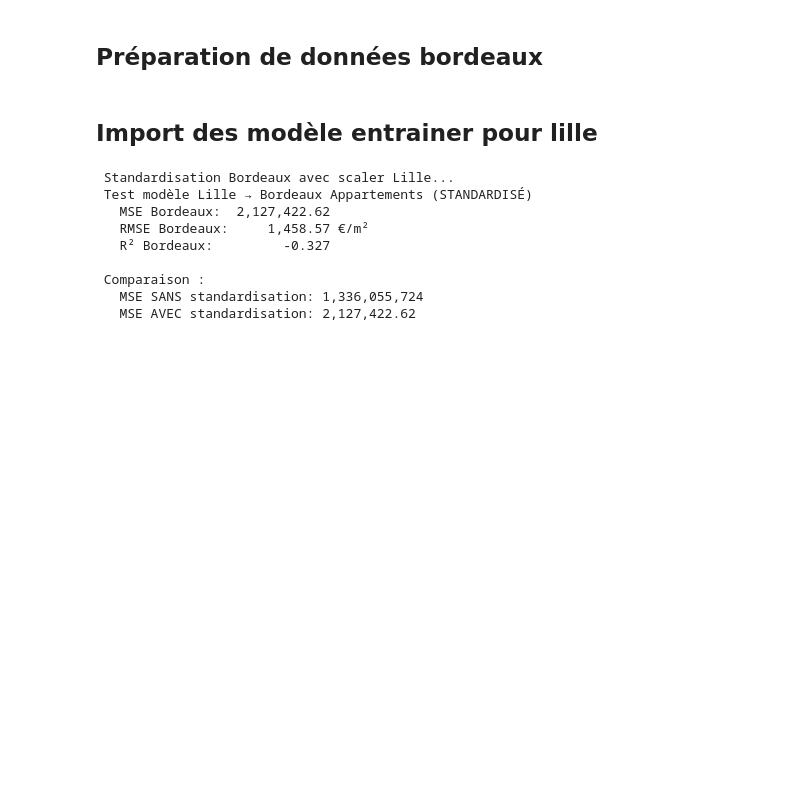
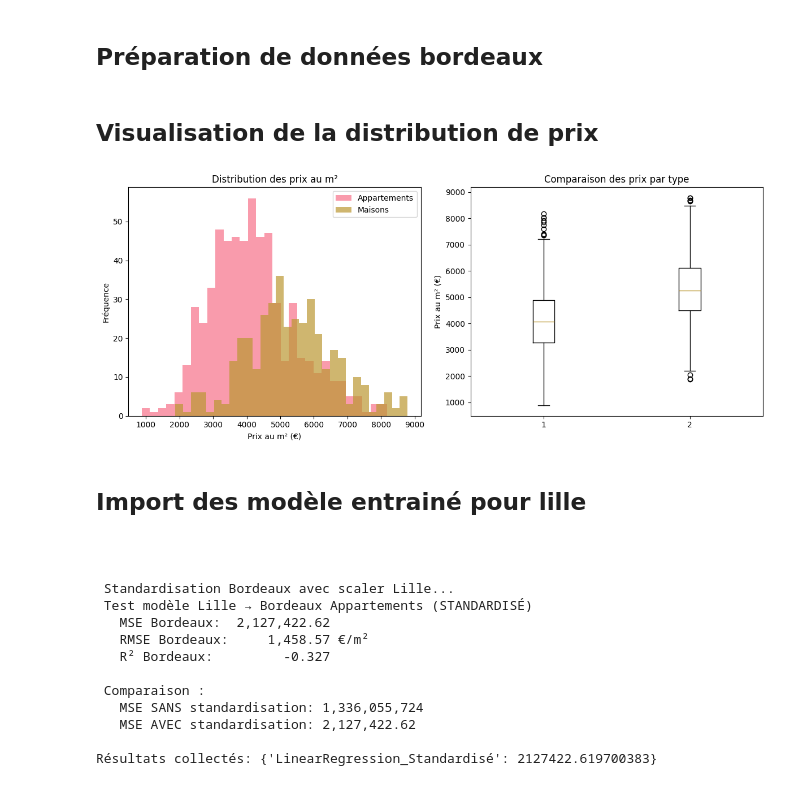
Before and after one commit to bafodej/immo_price_api, a Jupyter notebook: notebooks/modeling_bordeaux.ipynb, the cells around one changed output. Drawn from its saved outputs; the diff is of its cells as text; code cells hidden in the pictures; blank space fills up the shorter version.

```diff
--- a/notebooks/modeling_bordeaux.ipynb
+++ b/notebooks/modeling_bordeaux.ipynb
@@ -22,7 +22,7 @@ def load_and_explore_data():
     """ Charger les données de Bordeaux"""
     print(" Chargement des données de Bordeaux...")
 
-    df = pd.read_csv("data/bordeaux_2022.csv")
+    df = pd.read_csv("../data/bordeaux_2022.csv")
     print(f" Données chargées : {len(df)} transactions")
 
     # Explorer les colonnes disponibles
@@ -43,4 +43,4 @@ def load_and_explore_data():
     return df
 
 # Appel de  la fonction pour charger et explorer les données
-df = load_and_explore_data()
+df_bdx = load_and_explore_data()
@@ -72,12 +64,5 @@ df_bordeaux_4p = filter_4_pieces_data(df)
 # %%
 from sklearn.model_selection import train_test_split
-
-#Créer les variables
-appartements = df_bordeaux_4p[df_bordeaux_4p['Type local'] == 'Appartement'].copy()
-maisons = df_bordeaux_4p[df_bordeaux_4p['Type local'] == 'Maison'].copy()
-
-print(f" Appartements 4 pièces : {len(appartements)}")
-print(f" Maisons 4 pièces : {len(maisons)}")
 
 #   Définir la fonction de nettoyage
 def select_features_and_clean(df, dataset_name):
@@ -130,8 +115,8 @@ def select_features_and_clean(df, dataset_name):
         upper_bound = Q3 + 1.5 * IQR
 
         print(f" Détection outliers prix_m2 :")
-        print(f"   Q1: {Q1:.2f}, Q3: {Q3:.2f}")
-        print(f"   Limites: [{lower_bound:.2f}, {upper_bound:.2f}]")
+        print(f" Q1: {Q1:.2f}, Q3: {Q3:.2f}")
+        print(f" Limites: [{lower_bound:.2f}, {upper_bound:.2f}]")
 
         # Filtrer les outliers
         mask = (df_clean['prix_m2'] >= lower_bound) & (df_clean['prix_m2'] <= upper_bound)
@@ -159,7 +144,7 @@ def select_features_and_clean(df, dataset_name):
 
 # Appeler la fonction
 print("\n=== NETTOYAGE APPARTEMENTS ===")
-X_bordeaux_apt, y_bordeaux_apt, df_apt_clean = select_features_and_clean(appartements, "APPARTEMENTS")
+x_bdx_apt, y_bdx_apt, df_apt_clean = select_features_and_clean(appartements, "APPARTEMENTS")
 
 print("\n=== NETTOYAGE MAISONS ===")
-X_bordeaux_maisons, y_bordeaux_maisons, df_maisons_clean = select_features_and_clean(maisons, "MAISONS")
+x_bdx_maisons, y_bdx_maisons, df_maisons_clean = select_features_and_clean(maisons, "MAISONS")
@@ -167,38 +170,42 @@ X_bordeaux_maisons, y_bordeaux_maisons, df_maisons_clean = select_features_and_c
 ## Préparation de données bordeaux
 # %%
 print("\n" + "=" * 60)
-print("🧹 PRÉPARATION DES DONNÉES BORDEAUX")
+print(" PRÉPARATION DES DONNÉES BORDEAUX")
 print("=" * 60)
 
 # Préparer les données pour chaque type
-X_bordeaux_apt, y_bordeaux_apt, df_bordeaux_apt_clean = select_features_and_clean(appartements, "APPARTEMENTS")
-X_bordeaux_maisons, y_bordeaux_maisons, df_bordeaux_maisons_clean = select_features_and_clean(maisons, "MAISONS")  # ← CORRIGÉ
+x_bdx_apt, y_bdx_apt, df_apt_clean = select_features_and_clean(appartements, "APPARTEMENTS")
+x_bdx_maisons, y_bdx_maisons, df_bdx_maisons_clean = select_features_and_clean(maisons, "MAISONS")
 
 print("\n Données Bordeaux préparées !")
-print(f" Appartements Bordeaux : {len(X_bordeaux_apt) if X_bordeaux_apt is not None else 0} échantillons")
-print(f" Maisons Bordeaux : {len(X_bordeaux_maisons) if X_bordeaux_maisons is not None else 0} échantillons")
+print(f" Appartements Bordeaux : {len(x_bdx_apt) if x_bdx_apt is not None else 0} échantillons")
+print(f" Maisons Bordeaux : {len(x_bdx_maisons) if x_bdx_maisons is not None else 0} échantillons")
+# %% [markdown]
+## Visualisation de la distribution de prix
 # %%
 # Comparer les distributions de prix
 if df_apt_clean is not None and df_maisons_clean is not None:
     plt.figure(figsize=(12, 5))
 
     plt.subplot(1, 2, 1)
     plt.hist(df_apt_clean['prix_m2'], bins=30, alpha=0.7, label='Appartements')
     plt.hist(df_maisons_clean['prix_m2'], bins=30, alpha=0.7, label='Maisons')
     plt.xlabel('Prix au m² (€)')
     plt.ylabel('Fréquence')
     plt.title('Distribution des prix au m²')
     plt.legend()
 
     plt.subplot(1, 2, 2)
     plt.boxplot([df_apt_clean['prix_m2'], df_maisons_clean['prix_m2']],
-                labels=['Appartements', 'Maisons'])
+                label=['Appartements', 'Maisons'])
     plt.ylabel('Prix au m² (€)')
     plt.title('Comparaison des prix par type')
     plt.tight_layout()
     plt.show()
+# %% [output]
+[figure, added]
 # %% [markdown]
-## Import des modèle entrainer pour lille
+## Import des modèle entrainé  pour lille
 # %%
 import joblib
 
@@ -210,33 +217,45 @@ scaler_maisons = joblib.load('models/scaler_maisons.pkl')
 
 print(" Modèles chargés")
+# %% [markdown]
+##
 # %%
 #  Test avec standardisation
-if X_bordeaux_apt is not None:
+if x_bdx_apt is not None and y_bdx_apt is not None:
     print(" Standardisation Bordeaux avec scaler Lille...")
 
     # Standardisation de  Bordeaux avec le scaler de Lille
-    X_bordeaux_apt_scaled = scaler_apt.transform(X_bordeaux_apt)
+    x_bdx_apt_scaled = scaler_apt.transform(x_bdx_apt)
 
     # Prédiction avec données standardisées
     print(" Test modèle Lille → Bordeaux Appartements (STANDARDISÉ)")
-    y_pred_bordeaux_scaled = lr_apt.predict(X_bordeaux_apt_scaled)
+    y_pred_bdx_scaled = lr_apt.predict(x_bdx_apt_scaled)
 
     # Métriques
-    mse_bordeaux_scaled = mean_squared_error(y_bordeaux_apt, y_pred_bordeaux_scaled)
+    mse_bordeaux_scaled = mean_squared_error(y_bdx_apt, y_pred_bdx_scaled)
     rmse_bordeaux_scaled = np.sqrt(mse_bordeaux_scaled)
-    r2_bordeaux_scaled = r2_score(y_bordeaux_apt, y_pred_bordeaux_scaled)
+    r2_bordeaux_scaled = r2_score(y_bdx_apt, y_pred_bdx_scaled)
 
-    print(f"   MSE Bordeaux:  {mse_bordeaux_scaled:>12,.2f}")
-    print(f"   RMSE Bordeaux: {rmse_bordeaux_scaled:>12,.2f} €/m²")
-    print(f"   R² Bordeaux:   {r2_bordeaux_scaled:>12.3f}")
+    print(f"MSE Bordeaux:  {mse_bordeaux_scaled:>12,.2f}")
+    print(f"RMSE Bordeaux: {rmse_bordeaux_scaled:>12,.2f} €/m²")
+    print(f"R² Bordeaux: {r2_bordeaux_scaled:>12.3f}")
 
     # Comparaison
     print(f"\n Comparaison :")
-    print(f"   MSE SANS standardisation: 1,336,055,724")
-    print(f"   MSE AVEC standardisation: {mse_bordeaux_scaled:,.2f}")
+    print(f" MSE SANS standardisation: 1,336,055,724")
+    print(f" MSE AVEC standardisation: {mse_bordeaux_scaled:,.2f}")
 
 else:
-    print(" Pas de données Bordeaux")
+    print("Pas de données Bordeaux")
+
+
+appartements_results = {}
+maisons_results = {}
+
+# Stocke le résultat
+if 'mse_bordeaux_scaled' in locals():
+    appartements_results['LinearRegression_Standardisé'] = mse_bordeaux_scaled
+
+print(f"\nRésultats collectés: {appartements_results}")
 # %% [output]
  Standardisation Bordeaux avec scaler Lille...
  Test modèle Lille → Bordeaux Appartements (STANDARDISÉ)
@@ -247,6 +266,8 @@ else:
  Comparaison :
    MSE SANS standardisation: 1,336,055,724
    MSE AVEC standardisation: 2,127,422.62
+
+Résultats collectés: {'LinearRegression_Standardisé': 2127422.619700383}
 # %%
 def display_results_comparison(appartements_results, maisons_results):
     """ Affichage du  tableau comparatif"""
```
Also changed, not shown: parts of 5 cells of this notebook, 11 other files.
